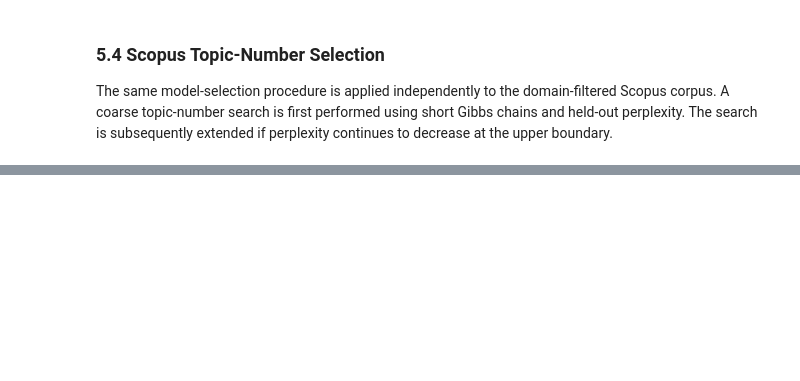
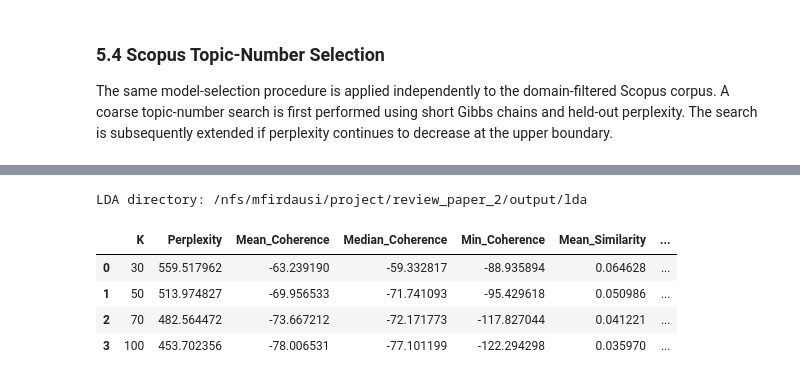
Before and after one commit to mdzalfirdausi/review_paper_2, a Jupyter notebook: notebooks/2.topic_modeling_iss.ipynb, the cells around one changed output, grey strips where cells are left out. Saved outputs shown, nothing was run; the diff lists cells and outputs as text; code cells hidden in the pictures; blank space fills up the shorter version.

```diff
--- a/notebooks/2.topic_modeling_iss.ipynb
+++ b/notebooks/2.topic_modeling_iss.ipynb
@@ -4007,0 +3570,38 @@ K values        : [5, 10, 15, 20, 25, 30, 40, 50]
+# %%
+LDA_DIR = OUTPUT_DIR / "lda"
+
+LDA_DIR.mkdir(
+    parents=True,
+    exist_ok=True,
+)
+
+print("LDA directory:", LDA_DIR)
+# %% [output]
+LDA directory: /nfs/mfirdausi/project/review_paper_2/output/lda
+# %%
+K_CANDIDATES = [
+    30,
+    50,
+    70,
+    100,
+]
+
+scopus_candidate_output_dir = (
+    LDA_DIR
+    / "scopus_domain_filtered_candidates"
+)
+
+scopus_candidate_diagnostics = pd.read_csv(
+    scopus_candidate_output_dir
+    / "candidate_diagnostics.csv"
+)
+
+display(
+    scopus_candidate_diagnostics
+)
+# %% [output]
+|  | K | Perplexity | Mean_Coherence | Median_Coherence | Min_Coherence | Mean_Similarity | ... |
+| 0 | 30 | 559.517962 | -63.239190 | -59.332817 | -88.935894 | 0.064628 | ... |
+| 1 | 50 | 513.974827 | -69.956533 | -71.741093 | -95.429618 | 0.050986 | ... |
+| 2 | 70 | 482.564472 | -73.667212 | -72.171773 | -117.827044 | 0.041221 | ... |
+| 3 | 100 | 453.702356 | -78.006531 | -77.101199 | -122.294298 | 0.035970 | ... |
```
Also changed, not shown: parts of 43 cells of this notebook, 1 other file.
